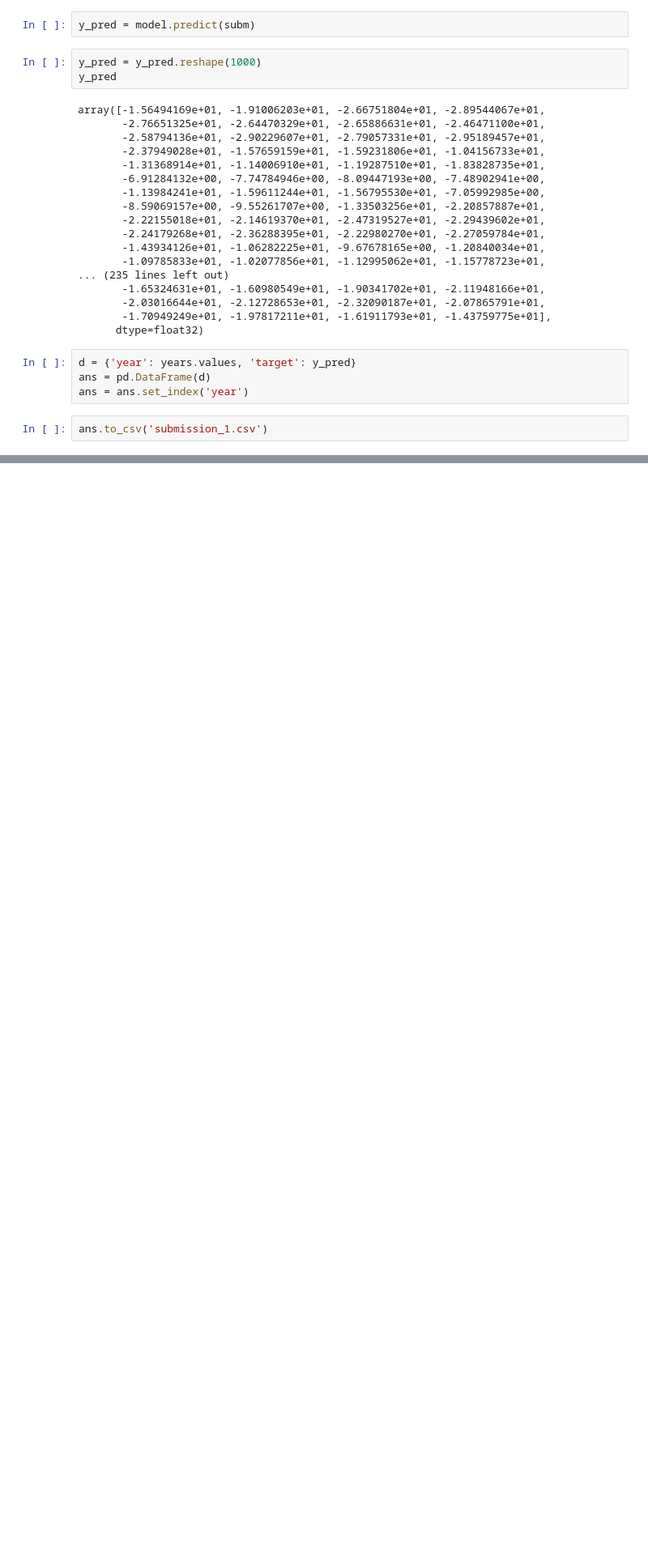
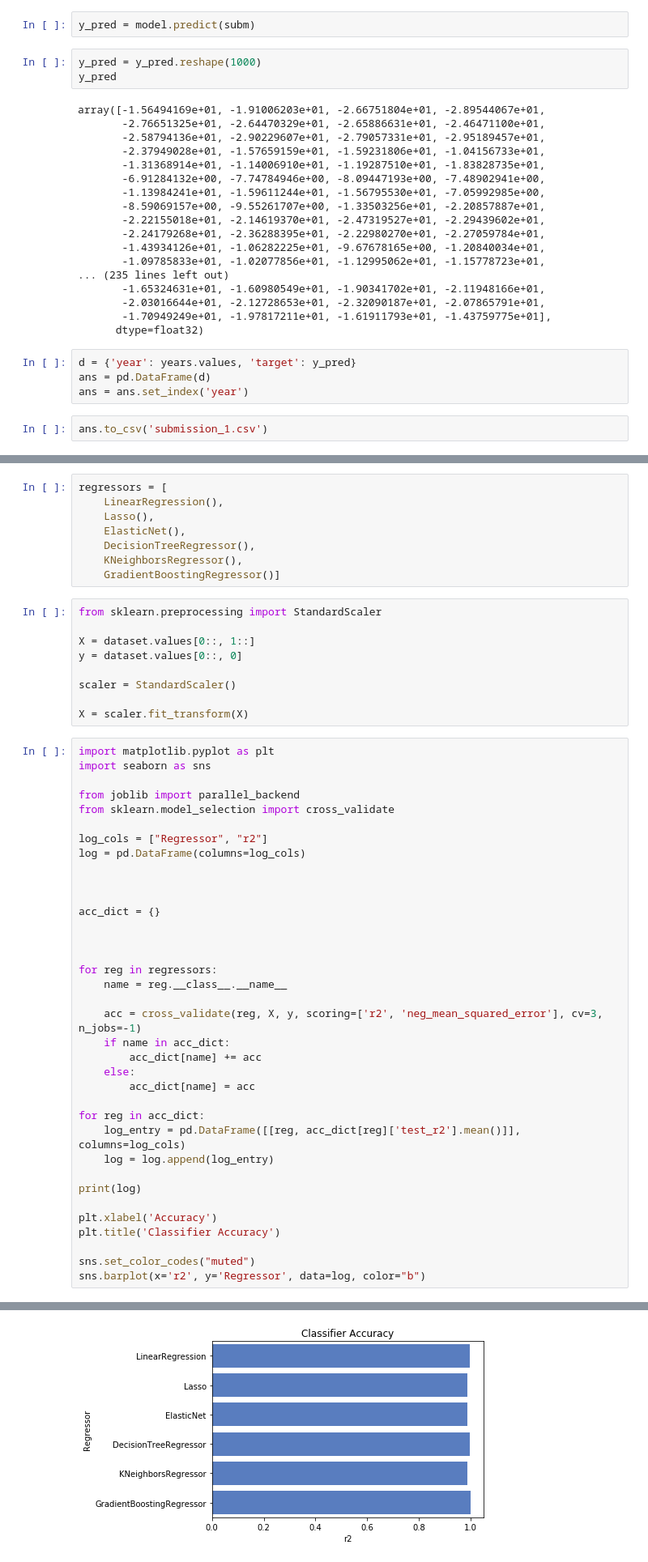
Before and after one commit to otzhora/vc_contest, a Jupyter notebook: pick_into_dataset.ipynb, the cells around one changed output, grey strips where cells are left out. Shown at 81% size. Saved outputs shown, nothing was run; the diff lists cells and outputs as text; blank space fills up the shorter version.

Commit message:
test non nns methods (early stage)

```diff
--- a/pick_into_dataset.ipynb
+++ b/pick_into_dataset.ipynb
@@ -509,0 +520,54 @@ ans.to_csv('submission_1.csv')
+# %%
+regressors = [
+    LinearRegression(),
+    Lasso(),
+    ElasticNet(),
+    DecisionTreeRegressor(),
+    KNeighborsRegressor(),
+    GradientBoostingRegressor()]
+# %%
+from sklearn.preprocessing import StandardScaler
+
+X = dataset.values[0::, 1::]
+y = dataset.values[0::, 0]
+
+scaler = StandardScaler()
+
+X = scaler.fit_transform(X)
+# %%
+import matplotlib.pyplot as plt
+import seaborn as sns
+
+from joblib import parallel_backend
+from sklearn.model_selection import cross_validate
+
+log_cols = ["Regressor", "r2"]
+log = pd.DataFrame(columns=log_cols)
+
+
+
+acc_dict = {}
+
+
+
+for reg in regressors:
+    name = reg.__class__.__name__
+
+    acc = cross_validate(reg, X, y, scoring=['r2', 'neg_mean_squared_error'], cv=3, n_jobs=-1)
+    if name in acc_dict:
+        acc_dict[name] += acc
+    else:
+        acc_dict[name] = acc
+
+for reg in acc_dict:
+    log_entry = pd.DataFrame([[reg, acc_dict[reg]['test_r2'].mean()]], columns=log_cols)
+    log = log.append(log_entry)
+
+print(log)
+
+plt.xlabel('Accuracy')
+plt.title('Classifier Accuracy')
+
+sns.set_color_codes("muted")
+sns.barplot(x='r2', y='Regressor', data=log, color="b")
+# %% [output]
@@ -509,0 +582 @@ ans.to_csv('submission_1.csv')
+[figure, added]
```
Also changed, not shown: parts of 17 cells of this notebook, 1 other file.
